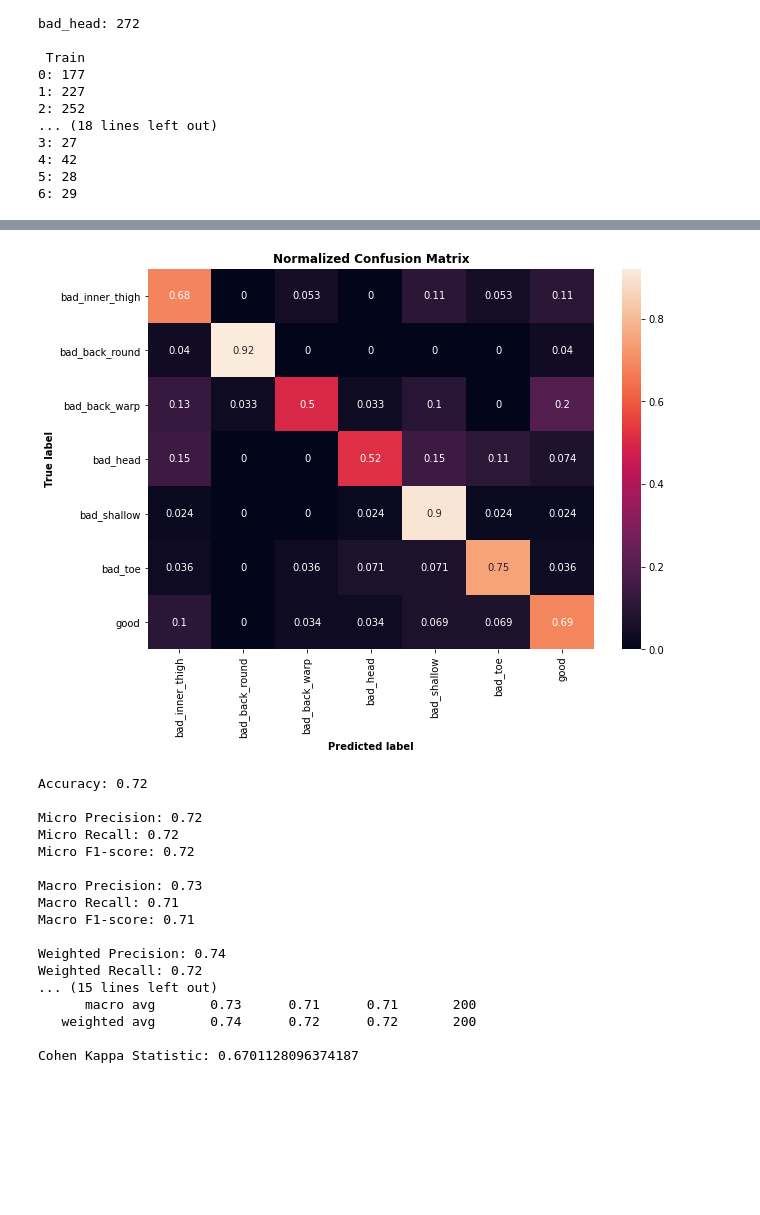
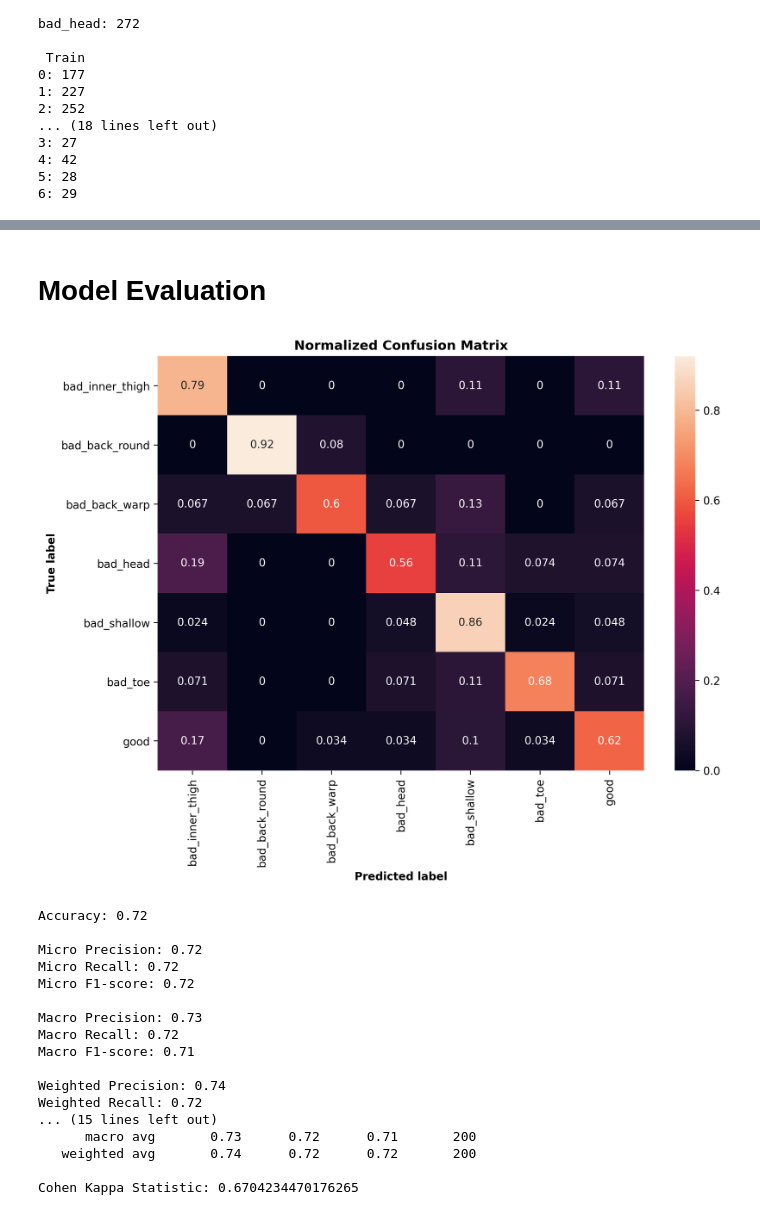
Before and after one commit to marissalee20/squat-analysis, a Jupyter notebook: ogata-model.ipynb, the cells around one changed output, grey strips where cells are left out. Cells and saved outputs as stored; diff of their text form; code cells hidden in the pictures; blank space fills up the shorter version.

Commit message:
regularize and improve ogata model

```diff
--- a/ogata-model.ipynb
+++ b/ogata-model.ipynb
@@ -181,22 +190,26 @@ x = tf.keras.layers.BatchNormalization()(x)
 x = tf.keras.layers.Activation('relu')(x)
 
 # res layers
-nResLayers = 4
+nResLayers = 2
 
 for i in range(nResLayers):
     y = tf.keras.layers.Conv1D(256,3,strides=2,padding='same')(x)
+    y = tf.keras.layers.Dropout(0.1)(y)
     y = tf.keras.layers.BatchNormalization()(y)
     y = tf.keras.layers.Activation('relu')(y)
 
     y = tf.keras.layers.Conv1D(256,3,strides=1,padding='same')(y)
+    y = tf.keras.layers.Dropout(0.1)(y)
     y = tf.keras.layers.BatchNormalization()(y)
     y = tf.keras.layers.Activation('relu')(y)
 
     y = tf.keras.layers.Conv1D(256,3,strides=1,padding='same')(y)
+    y = tf.keras.layers.Dropout(0.1)(y)
     y = tf.keras.layers.BatchNormalization()(y)
     y = tf.keras.layers.Activation('relu')(y)
 
     z = tf.keras.layers.Conv1D(256,1,strides=2,padding='same')(x)
+    z = tf.keras.layers.Dropout(0.1)(z)
     z = tf.keras.layers.BatchNormalization()(z)
 
     x = tf.keras.layers.add([y,z])
@@ -204,9 +217,10 @@ for i in range(nResLayers):
 # adaptive average pool
 x = tf.keras.layers.GlobalAveragePooling1D()(x)
 x = tf.keras.layers.Reshape((256,))(x)
-# # final conv layer
-# model_output = tf.keras.layers.Conv1D(2,1,strides=1)(x)
-model_output = tf.keras.layers.Dense(nClasses, activation='softmax')(x)
+
+# # final layer
+x = tf.keras.layers.Dense(nClasses, activation='softmax')(x)
+model_output = tf.keras.layers.Dropout(0.1)(x)
 
 model = tf.keras.Model(model_input, model_output, name="ogata_model")
 model.summary()
@@ -294,5 +250,3 @@ model.compile(optimizer=opt,loss='categorical_crossentropy',metrics=['accuracy']
 train_dset = tf.data.Dataset.from_tensor_slices((X_train,y_train_onehot)).batch(BATCH_SIZE)
 val_dset = tf.data.Dataset.from_tensor_slices((X_val,y_val_onehot)).batch(BATCH_SIZE)
 test_dset = tf.data.Dataset.from_tensor_slices((X_test,y_test_onehot)).batch(BATCH_SIZE)
-# %%
-history = model.fit(train_dset,epochs=30,validation_data = val_dset)
@@ -316,0 +253,4 @@ Epoch 30/30
+# %%
+es = tf.keras.callbacks.EarlyStopping(monitor='val_accuracy',patience=5,restore_best_weights=True)
+
+history = model.fit(train_dset,epochs=100,validation_data = val_dset,callbacks=[es])
@@ -349,3 +311,5 @@ Test accuracy: 0.720
+# %% [markdown]
+# Model Evaluation
 # %%
 from sklearn.metrics import confusion_matrix
 from sklearn.metrics import plot_confusion_matrix
@@ -368,39 +332,39 @@ import matplotlib.pyplot as plt
 cm = confusion_matrix(y_test,y_pred, normalize = 'true') #true,pred
 display_labels = ['bad_inner_thigh', 'bad_back_round', 'bad_back_warp', 'bad_head', 'bad_shallow', 'bad_toe', 'good']
 df_cm = pd.DataFrame(cm, index = display_labels, columns = display_labels)
-plt.figure(figsize=(10,7))
+plt.figure(figsize=(10,7),dpi=300)
 #sn.set(font_scale=1.4) # for label size
 sn.heatmap(df_cm, annot=True) # font size #,annot_kws={"size": 16}
 plt.ylabel('True label', fontweight = 'bold')
 plt.xlabel('Predicted label', fontweight = 'bold')
 plt.title('Normalized Confusion Matrix', fontweight = 'bold')
 plt.show()
 
 #importing accuracy_score, precision_score, recall_score, f1_score
 print('\nAccuracy: {:.2f}\n'.format(accuracy_score(y_test, y_pred)))
 
 print('Micro Precision: {:.2f}'.format(precision_score(y_test, y_pred, average='micro')))
 print('Micro Recall: {:.2f}'.format(recall_score(y_test, y_pred, average='micro')))
 print('Micro F1-score: {:.2f}\n'.format(f1_score(y_test, y_pred, average='micro')))
 
 print('Macro Precision: {:.2f}'.format(precision_score(y_test, y_pred, average='macro')))
 print('Macro Recall: {:.2f}'.format(recall_score(y_test, y_pred, average='macro')))
 print('Macro F1-score: {:.2f}\n'.format(f1_score(y_test, y_pred, average='macro')))
 
 print('Weighted Precision: {:.2f}'.format(precision_score(y_test, y_pred, average='weighted')))
 print('Weighted Recall: {:.2f}'.format(recall_score(y_test, y_pred, average='weighted')))
 print('Weighted F1-score: {:.2f}'.format(f1_score(y_test, y_pred, average='weighted')))
 
 
 print('\nClassification Report\n')
 classification_rep = classification_report(y_test, y_pred, target_names=['bad_inner_thigh', 'bad_back_round', 'bad_back_warp', 'bad_head', 'bad_shallow', 'bad_toe', 'good'])
 print(classification_rep)
 
 
 #Cohen Kappa Statistic
 print('Cohen Kappa Statistic:',cohen_kappa_score(y_test, y_pred, labels=None, weights=None, sample_weight=None))
 # %% [output]
-[figure, old version]
+[figure, new version]
 Accuracy: 0.72
 
 Micro Precision: 0.72
@@ -408,16 +372,16 @@ Micro Recall: 0.72
 Micro F1-score: 0.72
 
 Macro Precision: 0.73
-Macro Recall: 0.71
+Macro Recall: 0.72
 Macro F1-score: 0.71
 
 Weighted Precision: 0.74
 Weighted Recall: 0.72
 ... (15 lines left out)
-      macro avg       0.73      0.71      0.71       200
+      macro avg       0.73      0.72      0.71       200
    weighted avg       0.74      0.72      0.72       200
 
-Cohen Kappa Statistic: 0.6701128096374187
+Cohen Kappa Statistic: 0.6704234470176265
 # %%
 # #TO DO: trying to output the classification report into a latex table format (some numbers get messed up due to gaps perhaps...will look more into this for final report)
 # classification_report = classification_report(y_test, y_pred, target_names=['bad_inner_thigh', 'bad_back_round', 'bad_back_warp', 'bad_head', 'bad_shallow', 'bad_toe', 'good'], output_dict = True)
```
Also changed, not shown: parts of 14 cells of this notebook, 1 other file.
